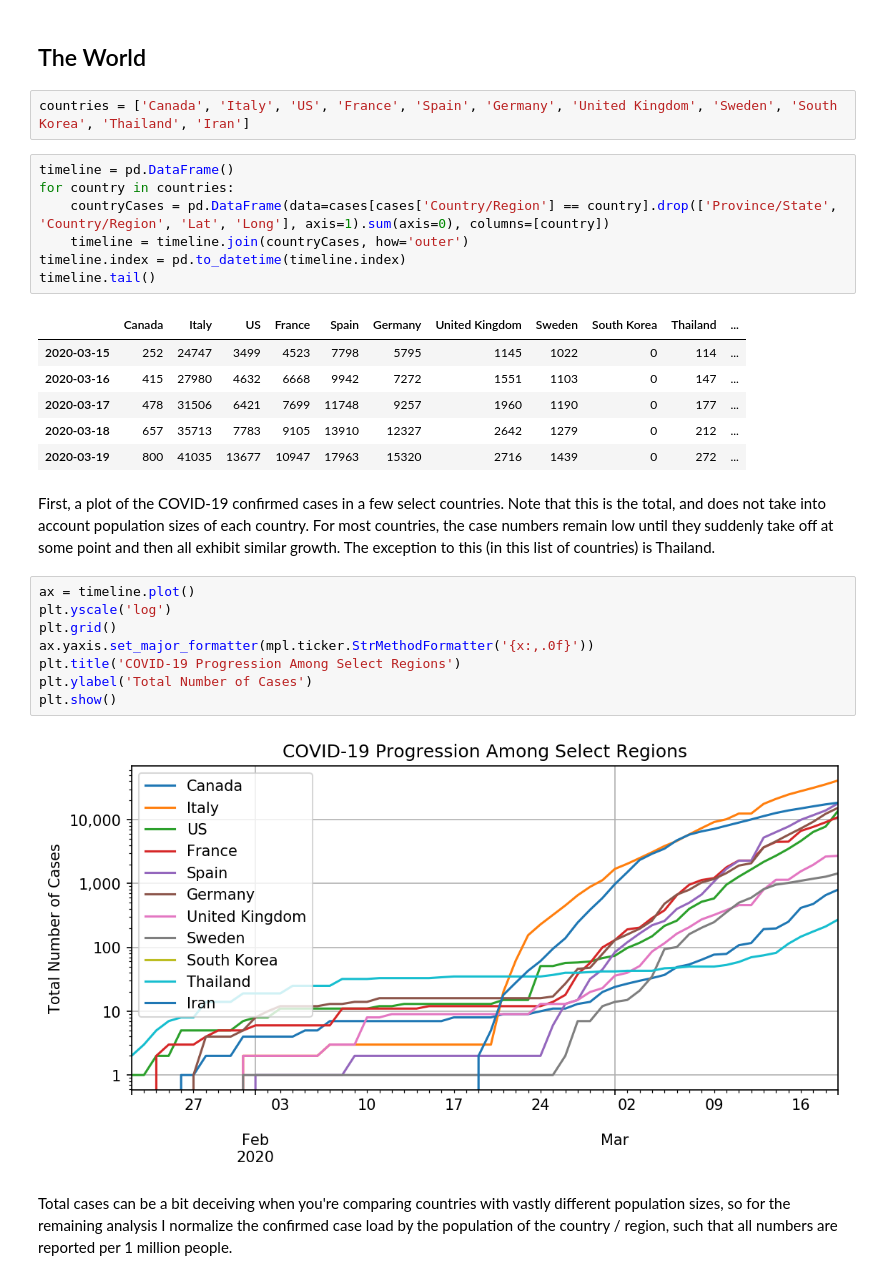
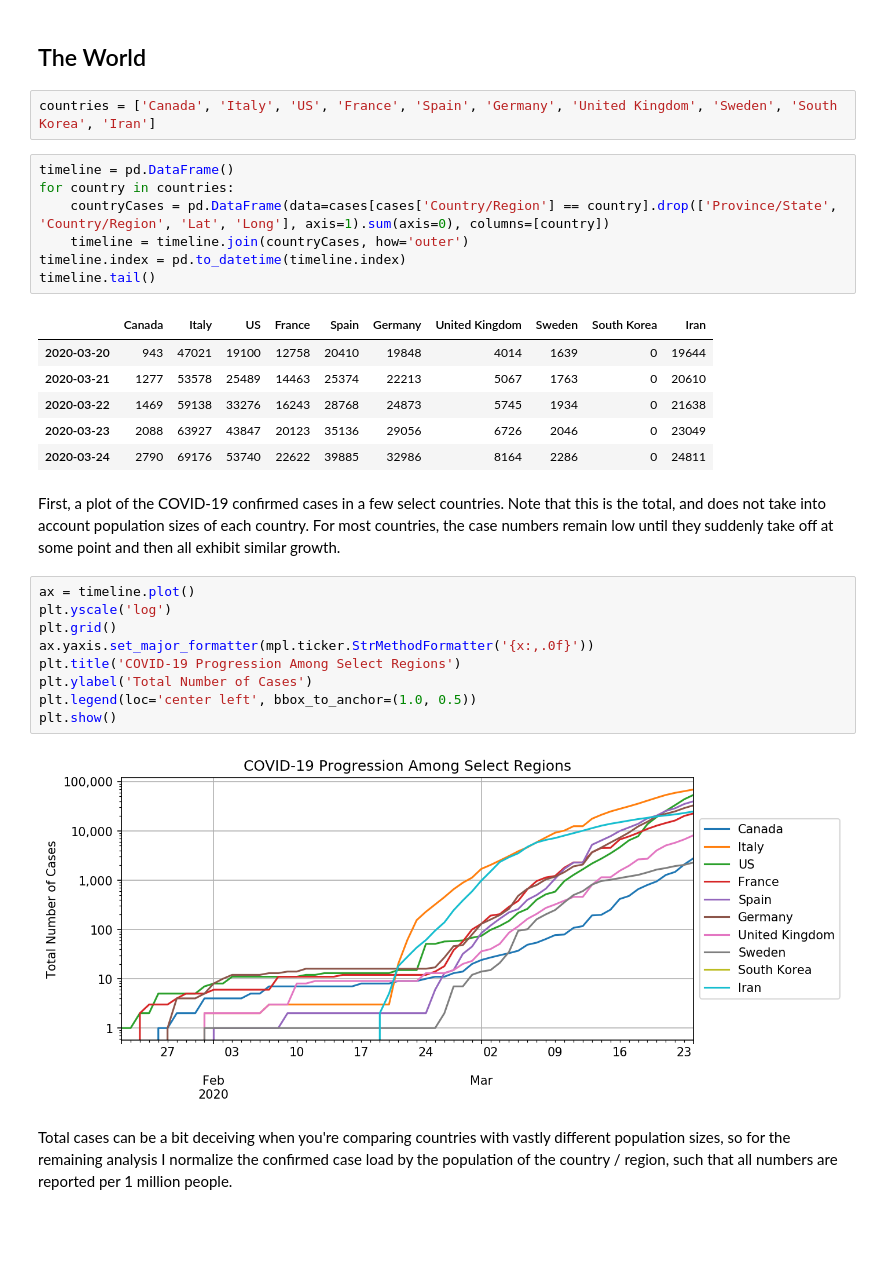
Before and after one commit to hamaluik/covid-19-analysis-canada, a Jupyter notebook: analysis.ipynb, the cells around one changed output. Saved outputs shown, nothing was run; the diff lists cells and outputs as text; blank space fills up the shorter version.

```diff
--- a/analysis.ipynb
+++ b/analysis.ipynb
@@ -28,7 +28,7 @@ cases.tail()
 # %% [markdown]
 ## The World
 # %%
-countries = ['Canada', 'Italy', 'US', 'France', 'Spain', 'Germany', 'United Kingdom', 'Sweden', 'South Korea', 'Thailand', 'Iran']
+countries = ['Canada', 'Italy', 'US', 'France', 'Spain', 'Germany', 'United Kingdom', 'Sweden', 'South Korea', 'Iran']
 # %%
 timeline = pd.DataFrame()
 for country in countries:
@@ -37,24 +37,25 @@ for country in countries:
 timeline.index = pd.to_datetime(timeline.index)
 timeline.tail()
 # %% [output]
-|  | Canada | Italy | US | France | Spain | Germany | United Kingdom | Sweden | South Korea | Thailand | ... |
-| 2020-03-15 | 252 | 24747 | 3499 | 4523 | 7798 | 5795 | 1145 | 1022 | 0 | 114 | ... |
-| 2020-03-16 | 415 | 27980 | 4632 | 6668 | 9942 | 7272 | 1551 | 1103 | 0 | 147 | ... |
-| 2020-03-17 | 478 | 31506 | 6421 | 7699 | 11748 | 9257 | 1960 | 1190 | 0 | 177 | ... |
-| 2020-03-18 | 657 | 35713 | 7783 | 9105 | 13910 | 12327 | 2642 | 1279 | 0 | 212 | ... |
-| 2020-03-19 | 800 | 41035 | 13677 | 10947 | 17963 | 15320 | 2716 | 1439 | 0 | 272 | ... |
+|  | Canada | Italy | US | France | Spain | Germany | United Kingdom | Sweden | South Korea | Iran |
+| 2020-03-20 | 943 | 47021 | 19100 | 12758 | 20410 | 19848 | 4014 | 1639 | 0 | 19644 |
+| 2020-03-21 | 1277 | 53578 | 25489 | 14463 | 25374 | 22213 | 5067 | 1763 | 0 | 20610 |
+| 2020-03-22 | 1469 | 59138 | 33276 | 16243 | 28768 | 24873 | 5745 | 1934 | 0 | 21638 |
+| 2020-03-23 | 2088 | 63927 | 43847 | 20123 | 35136 | 29056 | 6726 | 2046 | 0 | 23049 |
+| 2020-03-24 | 2790 | 69176 | 53740 | 22622 | 39885 | 32986 | 8164 | 2286 | 0 | 24811 |
 # %% [markdown]
-First, a plot of the COVID-19 confirmed cases in a few select countries. Note that this is the total, and does not take into account population sizes of each country. For most countries, the case numbers remain low until they suddenly take off at some point and then all exhibit similar growth. The exception to this (in this list of countries) is Thailand.
+First, a plot of the COVID-19 confirmed cases in a few select countries. Note that this is the total, and does not take into account population sizes of each country. For most countries, the case numbers remain low until they suddenly take off at some point and then all exhibit similar growth.
 # %%
 ax = timeline.plot()
 plt.yscale('log')
 plt.grid()
 ax.yaxis.set_major_formatter(mpl.ticker.StrMethodFormatter('{x:,.0f}'))
 plt.title('COVID-19 Progression Among Select Regions')
 plt.ylabel('Total Number of Cases')
+plt.legend(loc='center left', bbox_to_anchor=(1.0, 0.5))
 plt.show()
 # %% [output]
-[figure, old version]
+[figure, new version]
 # %% [markdown]
 Total cases can be a bit deceiving when you're comparing countries with vastly different population sizes, so for the remaining analysis I normalize the confirmed case load by the population of the country / region, such that all numbers are reported per 1 million people.
 # %%
```
Also changed, not shown: parts of 26 cells of this notebook, 2 other files.
